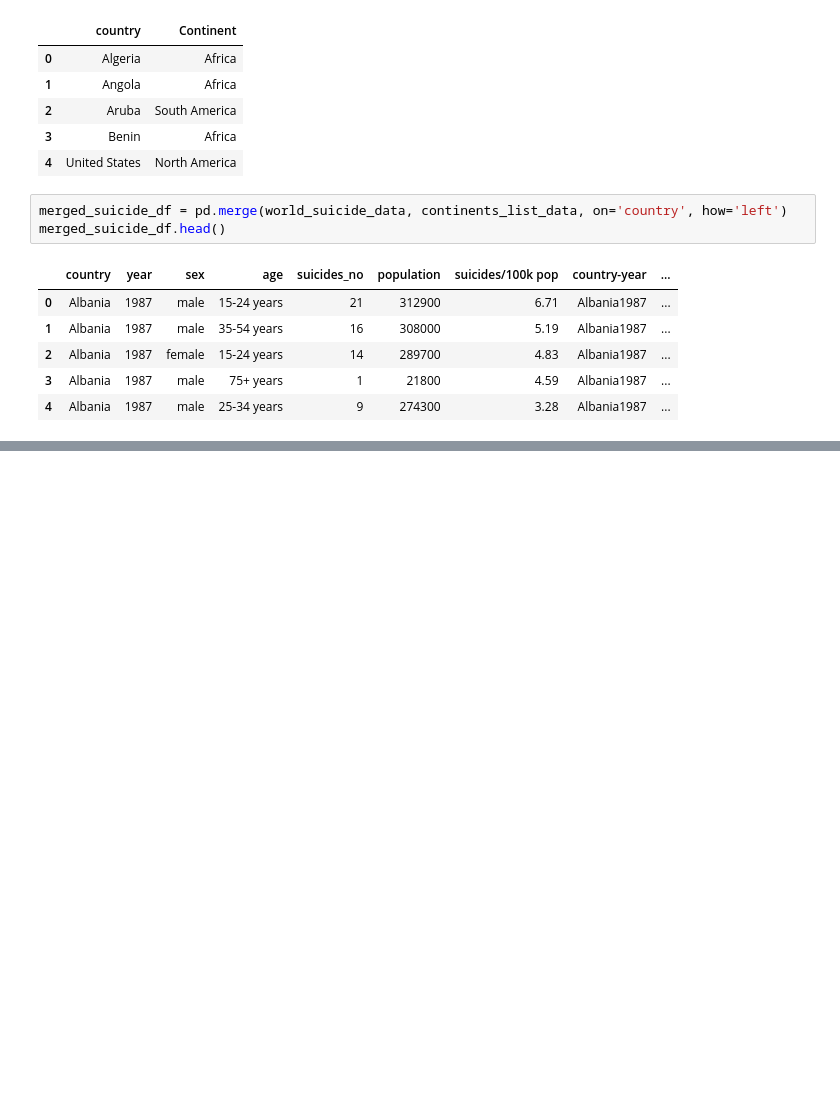
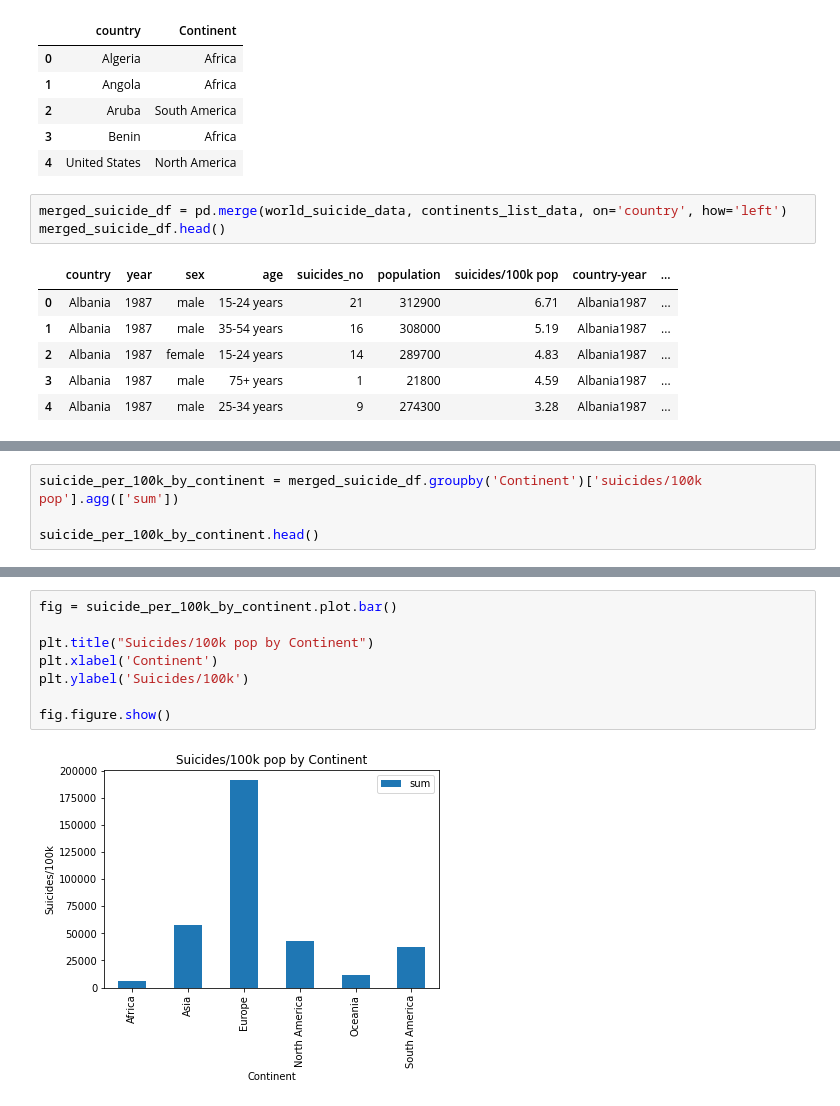
Before and after one commit to mguner-data/Global_Suicide_Data_Analysis, a Jupyter notebook: shanker_project_1.ipynb, the cells around one changed output, grey strips where cells are left out. Cells and saved outputs as stored; diff of their text form; blank space fills up the shorter version.

```diff
--- a/shanker_project_1.ipynb
+++ b/shanker_project_1.ipynb
@@ -53,0 +102,4 @@ AttributeError: 'NoneType' object has no attribute 'pop'
+# %%
+suicide_per_100k_by_continent = merged_suicide_df.groupby('Continent')['suicides/100k pop'].agg(['sum'])
+
+suicide_per_100k_by_continent.head()
@@ -53,0 +114,10 @@ AttributeError: 'NoneType' object has no attribute 'pop'
+# %%
+fig = suicide_per_100k_by_continent.plot.bar()
+
+plt.title("Suicides/100k pop by Continent")
+plt.xlabel('Continent')
+plt.ylabel('Suicides/100k')
+
+fig.figure.show()
+# %% [output]
+[figure, added]
```
Also changed, not shown: parts of 6 cells of this notebook.
